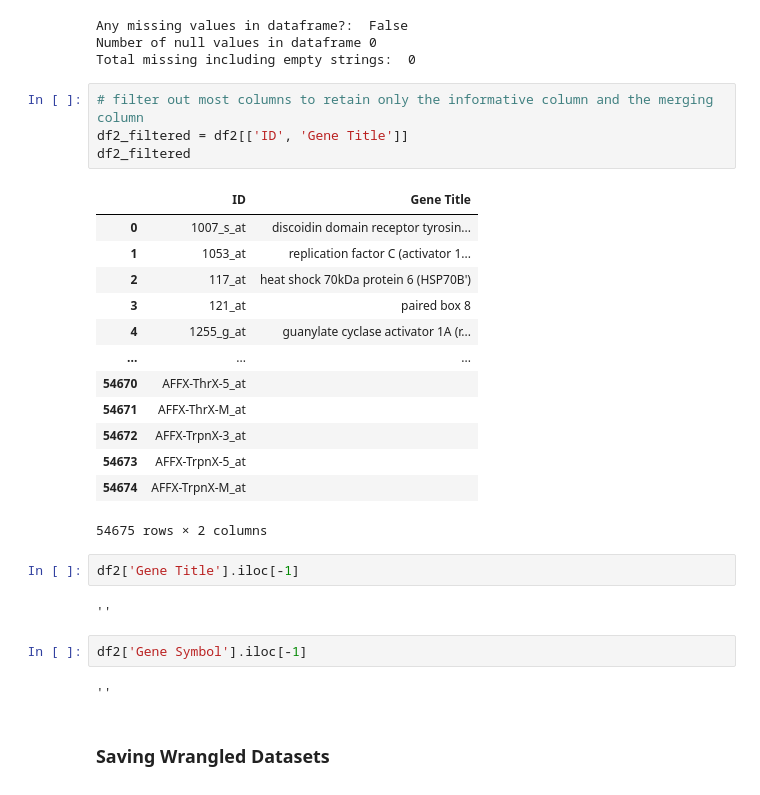
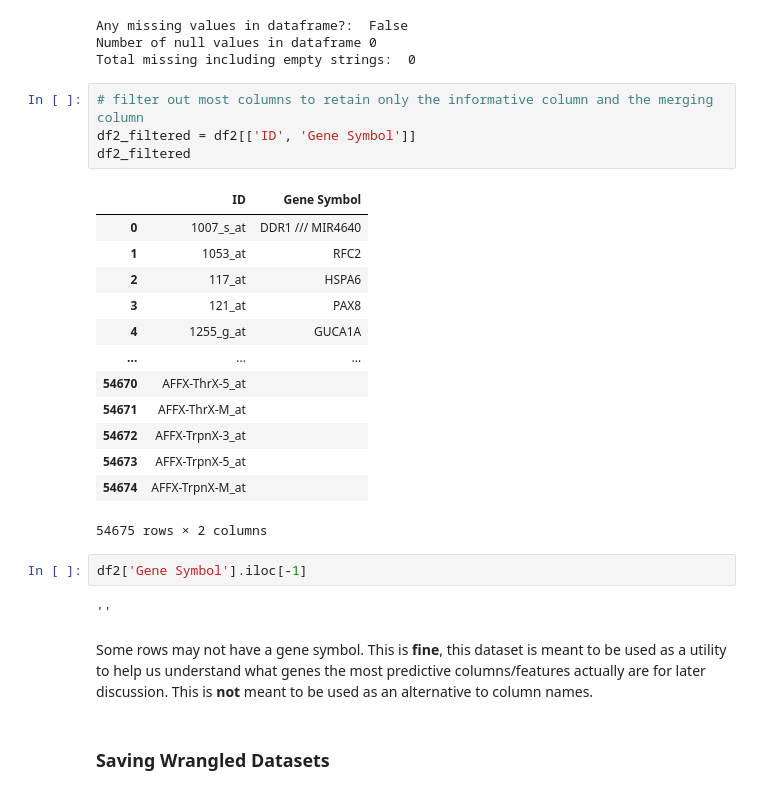
Before and after one commit to COGS108/Group099_WI26, a Jupyter notebook: 01-DataCheckpoint.ipynb, the cells around one changed output. Saved outputs shown, nothing was run; the diff lists cells and outputs as text.

Commit message:
add 2nd dataset missing value explanation

```diff
--- a/01-DataCheckpoint.ipynb
+++ b/01-DataCheckpoint.ipynb
@@ -360,15 +360,15 @@ Number of null values in dataframe 0
 Total missing including empty strings:  0
 # %%
 # filter out most columns to retain only the informative column and the merging column
-df2_filtered = df2[['ID', 'Gene Title']]
+df2_filtered = df2[['ID', 'Gene Symbol']]
 df2_filtered
 # %% [output]
-|  | ID | Gene Title |
-| 0 | 1007_s_at | discoidin domain receptor tyrosin... |
-| 1 | 1053_at | replication factor C (activator 1... |
-| 2 | 117_at | heat shock 70kDa protein 6 (HSP70B') |
-| 3 | 121_at | paired box 8 |
-| 4 | 1255_g_at | guanylate cyclase activator 1A (r... |
+|  | ID | Gene Symbol |
+| 0 | 1007_s_at | DDR1 /// MIR4640 |
+| 1 | 1053_at | RFC2 |
+| 2 | 117_at | HSPA6 |
+| 3 | 121_at | PAX8 |
+| 4 | 1255_g_at | GUCA1A |
 | ... | ... | ... |
 | 54670 | AFFX-ThrX-5_at |  |
 | 54671 | AFFX-ThrX-M_at |  |
@@ -376,14 +376,12 @@ df2_filtered
 | 54673 | AFFX-TrpnX-5_at |  |
 | 54674 | AFFX-TrpnX-M_at |  |
 54675 rows × 2 columns
-# %%
-df2['Gene Title'].iloc[-1]
-# %% [output]
-''
 # %%
 df2['Gene Symbol'].iloc[-1]
 # %% [output]
 ''
+# %% [markdown]
+Some rows may not have a gene symbol. This is **fine**, this dataset is meant to be used as a utility to help us understand what genes the most predictive columns/features actually are for later discussion. This is **not** meant to be used as an alternative to column names.
 # %% [markdown]
 ### Saving Wrangled Datasets
 # %%
```
